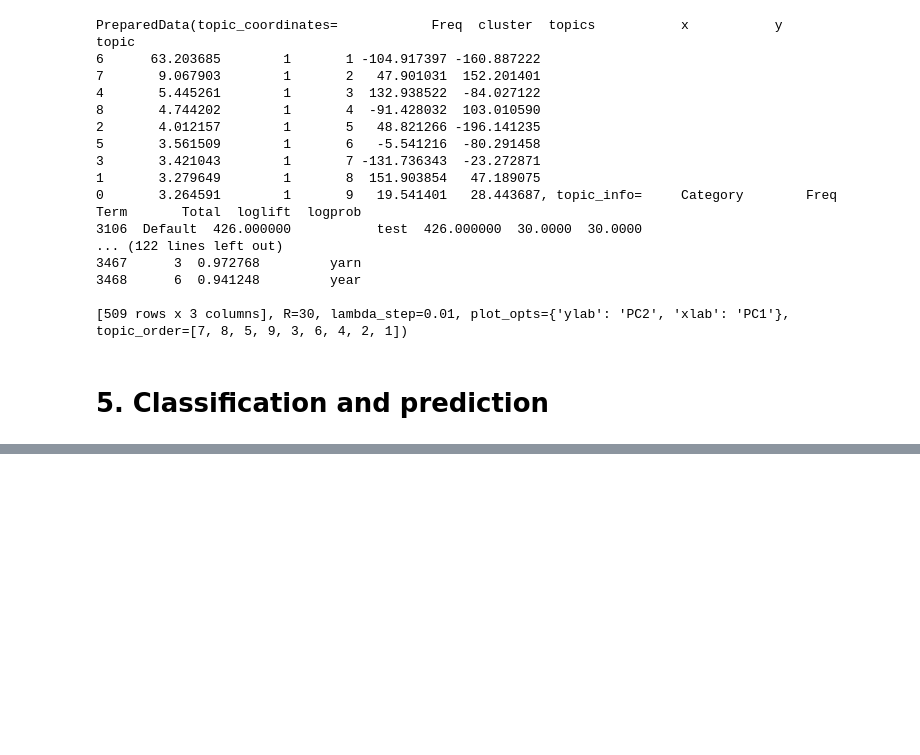
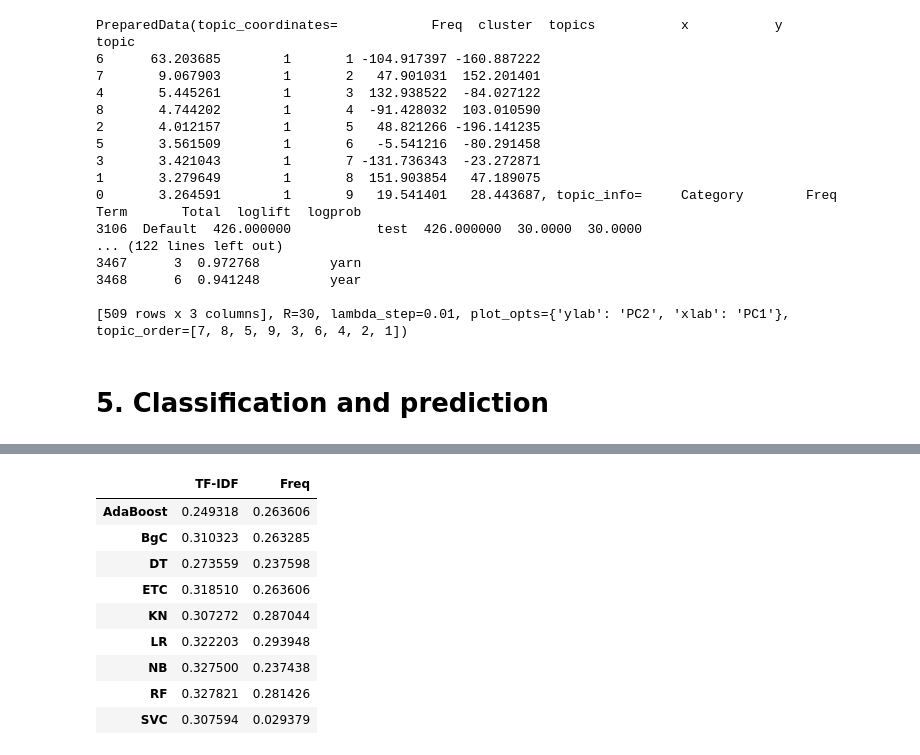
Before and after one commit to Knarik1/NLP_Research_1, a Jupyter notebook: TF-IDF_Topic_Modeling_and_Classification.ipynb, the cells around one changed output, grey strips where cells are left out. Saved outputs shown, nothing was run; the diff lists cells and outputs as text; code cells hidden in the pictures; blank space fills up the shorter version.

```diff
--- a/TF-IDF_Topic_Modeling_and_Classification.ipynb
+++ b/TF-IDF_Topic_Modeling_and_Classification.ipynb
@@ -410,0 +413,15 @@ df.plot(kind='bar', figsize=(11,6), ylim=(0.1,1.0));
+# %%
+# from previous method
+freq_pred_scores_sorted = [('AdaBoost', [0.26360571520308235]),
+ ('BgC', [0.26328463637823085]),
+ ('DT', [0.23759833039011077]),
+ ('ETC', [0.26360571520308235]),
+ ('KN', [0.28704446941724193]),
+ ('LR', [0.2939476641515492]),
+ ('NB', [0.23743779097768503]),
+ ('RF', [0.2814255899823407]),
+ ('SVC', [0.029378712473912345])]
+# %%
+tf_idf_scores_sorted = sorted(pred_scores, key=lambda x: x[0])
+tf_idf_df = pd.DataFrame.from_items(tf_idf_scores_sorted, orient='index', columns=['TF-IDF'])
+tf_idf_df
@@ -410,0 +439,3 @@ df.plot(kind='bar', figsize=(11,6), ylim=(0.1,1.0));
+# %%
+fre_df = pd.DataFrame.from_items(freq_pred_scores_sorted, orient='index', columns=['Freq'])
+fre_df
@@ -410,0 +453,14 @@ df.plot(kind='bar', figsize=(11,6), ylim=(0.1,1.0));
+# %%
+df_compare = pd.DataFrame.join(tf_idf_df, fre_df)
+df_compare
+# %% [output]
+|  | TF-IDF | Freq |
+| AdaBoost | 0.249318 | 0.263606 |
+| BgC | 0.310323 | 0.263285 |
+| DT | 0.273559 | 0.237598 |
+| ETC | 0.318510 | 0.263606 |
+| KN | 0.307272 | 0.287044 |
+| LR | 0.322203 | 0.293948 |
+| NB | 0.327500 | 0.237438 |
+| RF | 0.327821 | 0.281426 |
+| SVC | 0.307594 | 0.029379 |
```
Also changed, not shown: parts of 5 cells of this notebook.
